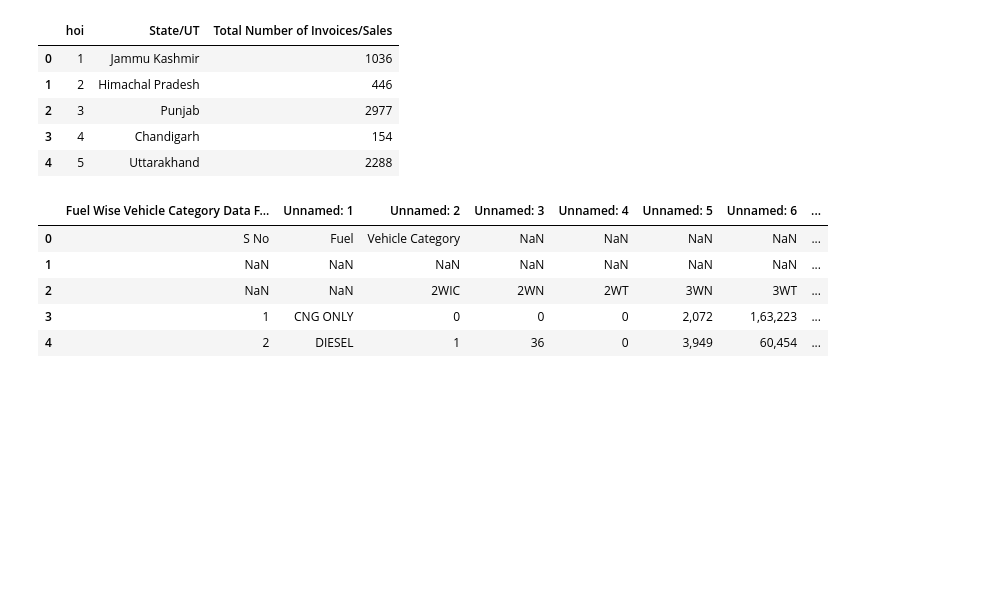
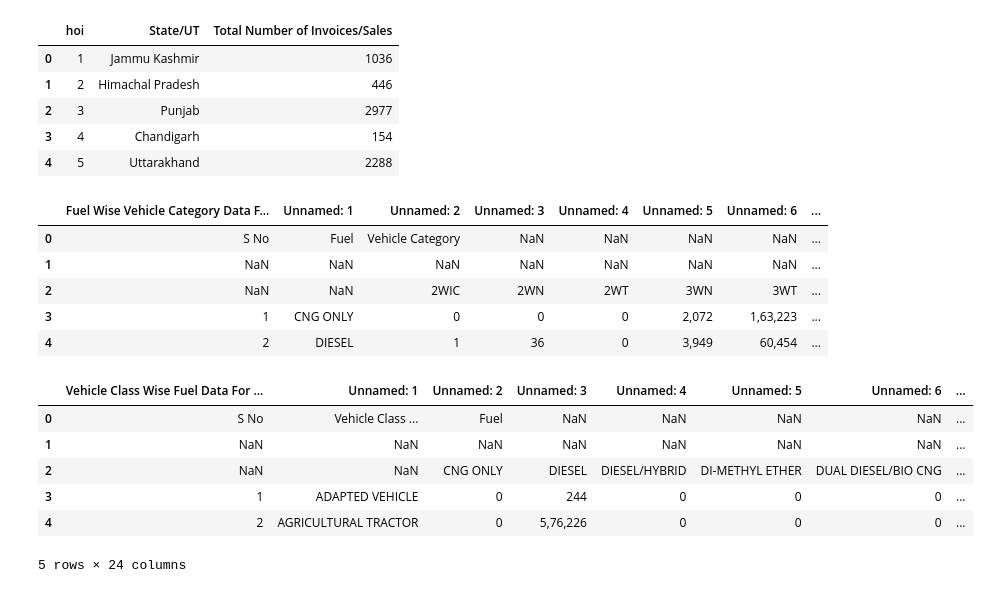
Before and after one commit to deepak03c/EV_Market_Segmentation, a Jupyter notebook: EV_Marketsegmentation.ipynb, the cells around one changed output. Saved outputs shown, nothing was run; the diff lists cells and outputs as text; code cells hidden in the pictures; blank space fills up the shorter version.

```diff
--- a/EV_Marketsegmentation.ipynb
+++ b/EV_Marketsegmentation.ipynb
@@ -17,6 +17,8 @@ data1.head()
 data2 = pd.read_csv('/content/EV Charging Facility available.csv')
 data3 = pd.read_csv('/content/EV SELLS.csv')
 data4 = pd.read_csv('/content/Fuel.csv')
+data5 = pd.read_csv('/content/Vehicle Class.csv')
+data6 = pd.read_csv('/content/bhart stages.csv')
 # %%
 data2.head()
 # %% [output]
@@ -44,3 +46,13 @@ data4.head()
 | 2 | NaN | NaN | 2WIC | 2WN | 2WT | 3WN | 3WT | ... |
 | 3 | 1 | CNG ONLY | 0 | 0 | 0 | 2,072 | 1,63,223 | ... |
 | 4 | 2 | DIESEL | 1 | 36 | 0 | 3,949 | 60,454 | ... |
+# %%
+data5.head()
+# %% [output]
+|  | Vehicle Class Wise Fuel Data For ... | Unnamed: 1 | Unnamed: 2 | Unnamed: 3 | Unnamed: 4 | Unnamed: 5 | Unnamed: 6 | ... |
+| 0 | S No | Vehicle Class ... | Fuel | NaN | NaN | NaN | NaN | ... |
+| 1 | NaN | NaN | NaN | NaN | NaN | NaN | NaN | ... |
+| 2 | NaN | NaN | CNG ONLY | DIESEL | DIESEL/HYBRID | DI-METHYL ETHER | DUAL DIESEL/BIO CNG | ... |
+| 3 | 1 | ADAPTED VEHICLE | 0 | 244 | 0 | 0 | 0 | ... |
+| 4 | 2 | AGRICULTURAL TRACTOR | 0 | 5,76,226 | 0 | 0 | 0 | ... |
+5 rows × 24 columns
```
Also changed, not shown: parts of 2 cells of this notebook.
